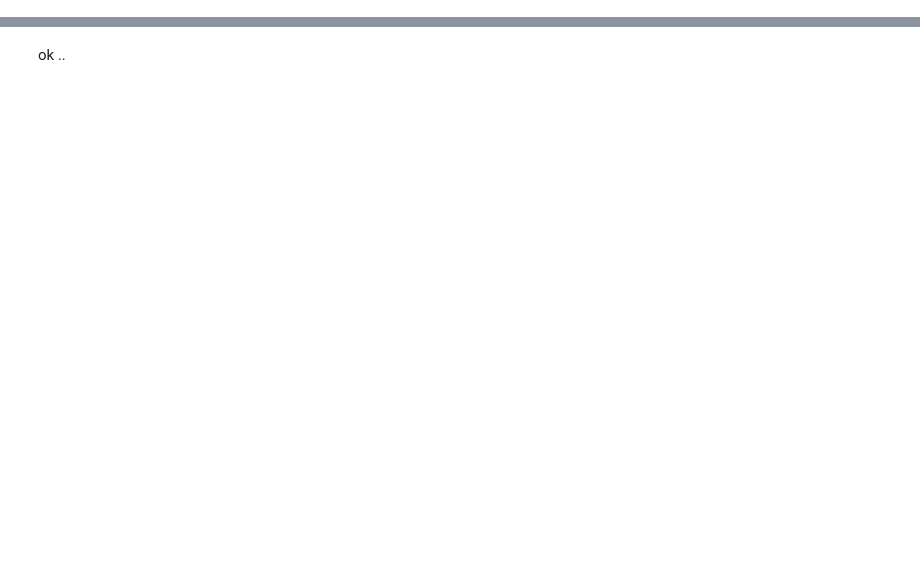
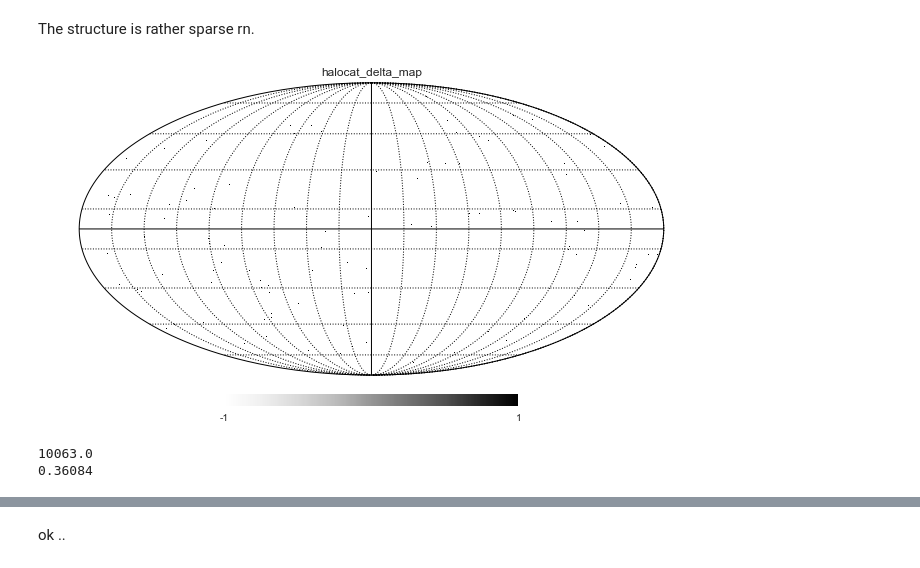
Before and after one commit to humnaawan/cmblxlss, a Jupyter notebook: notebooks/Uncorrelated Galaxy Modulation Effects.ipynb, the cells around one changed output, grey strips where cells are left out. Saved outputs shown, nothing was run; the diff lists cells and outputs as text; code cells hidden in the pictures; blank space fills up the shorter version.

```diff
--- a/notebooks/Uncorrelated Galaxy Modulation Effects.ipynb
+++ b/notebooks/Uncorrelated Galaxy Modulation Effects.ipynb
@@ -161,0 +73,3 @@ plt.show()
+# %%
+# dictionary that will maps we care about
+maps= {}
@@ -161,0 +78,4 @@ plt.show()
+# %%
+halocat_data= pd.read_csv(halocat_filepath)
+print(np.shape(halocat_data))
+#data
@@ -161,0 +116,4 @@ plt.show()
+# %%
+%%time
+print('Populating the halo catalog galaxies on an hp map with nside= %s'%nside)
+halocat_catmap= CatMapper(ras_deg= halocat_data['ra'], decs_deg= halocat_data['dec'], nside= nside)
@@ -161,0 +132,15 @@ plt.show()
+# %% [markdown]
+The structure is rather sparse rn.
+# %%
+maps['halocat_delta'] = (halocat_catmap.counts/halocat_catmap.counts.mean())-1.
+# %%
+hp.mollview(maps['halocat_delta'] , flip='astro', rot=(0,0,0), min= -1, max= 1, title= 'halocat_delta_map')
+hp.graticule(dpar=20, dmer=20, verbose=False)
+# %% [output]
+[figure, added]
+# %%
+print (halocat_catmap.counts.sum())
+print (maps['halocat_delta'].sum())
+# %% [output]
+10063.0
+0.36084
```
Also changed, not shown: parts of 76 cells of this notebook.
